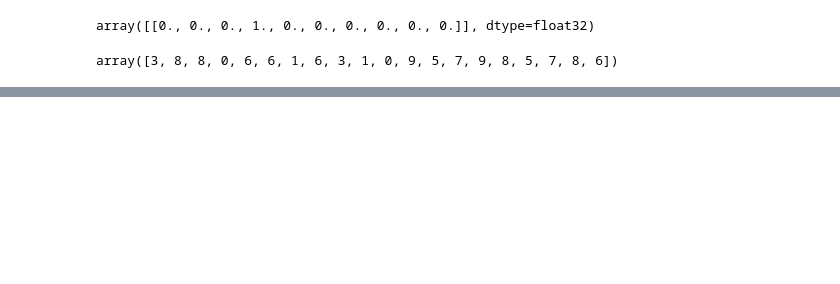
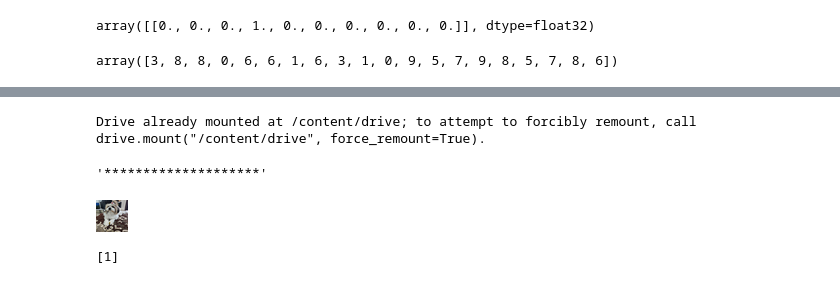
Before and after one commit to sulata2/Vino, a Jupyter notebook: CIFAR Keras.ipynb, the cells around one changed output, grey strips where cells are left out. Drawn from its saved outputs; the diff is of its cells as text; code cells hidden in the pictures; blank space fills up the shorter version.

```diff
--- a/CIFAR Keras.ipynb
+++ b/CIFAR Keras.ipynb
@@ -532,0 +546,5 @@ model_1.save_weights('model.h5')
+# %%
+from google.colab import drive
+drive.mount('/content/drive')
+# %% [output]
+Drive already mounted at /content/drive; to attempt to forcibly remount, call drive.mount("/content/drive", force_remount=True).
@@ -532,0 +553,23 @@ model_1.save_weights('model.h5')
+# %%
+#img = Image.open("/content/drive/My Drive/IMG-20200729-WA0029.jpg")
+#img = Image.open("/content/drive/My Drive/IMG-20200729-WA0042.jpg")
+#img = Image.open("/content/drive/My Drive/IMG-20200729-WA0038.jpg")
+img = Image.open("/content/drive/My Drive/IMG-20200729-WA0041.jpg")
+#img = Image.open("/content/drive/My Drive/IMG-20200729-WA0027.jpg")
+# frog below one
+#img = Image.open("/content/drive/My Drive/IMG-20200729-WA0043.jpg")
+img = Image.open("/content/drive/My Drive/IMG-20200729-WA0036.jpg")
+img.load()
+img = img.resize((IMAGE_WIDTH,IMAGE_HEIGHT),Image.ANTIALIAS)
+
+x = image.img_to_array(img)
+x = np.expand_dims(x, axis=0)
+x = preprocess_input(x)
+preds = model_1.predict(x)
+display("********************")
+display(img)
+print(np.argmax(preds,axis=1))
+# %% [output]
+'********************'
+[figure, added]
+[1]
```
Also changed, not shown: parts of 20 cells of this notebook.
